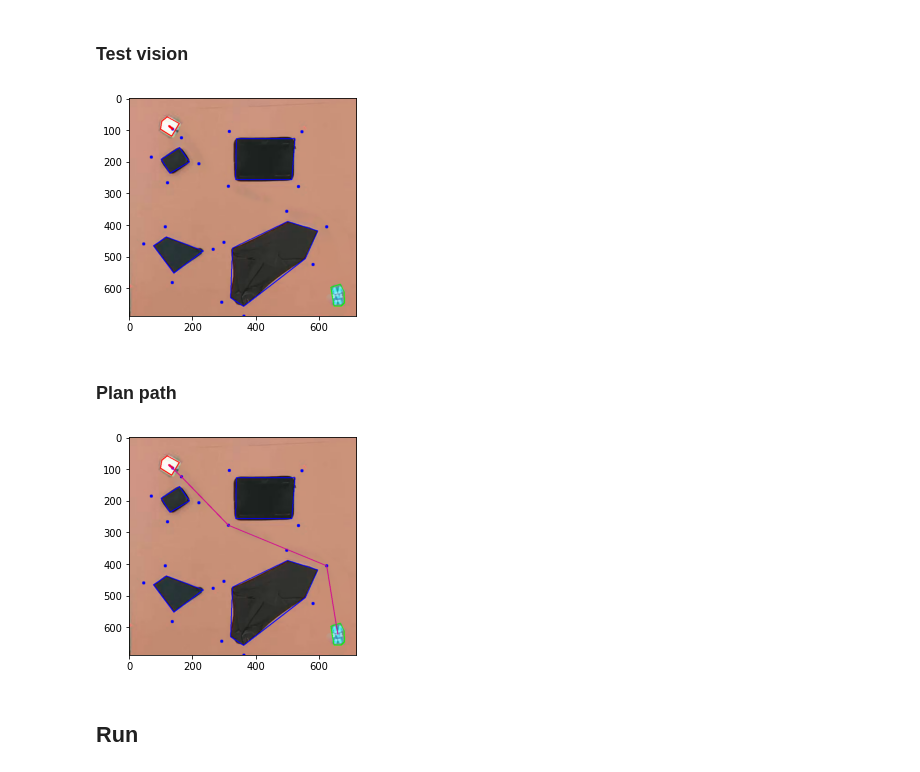
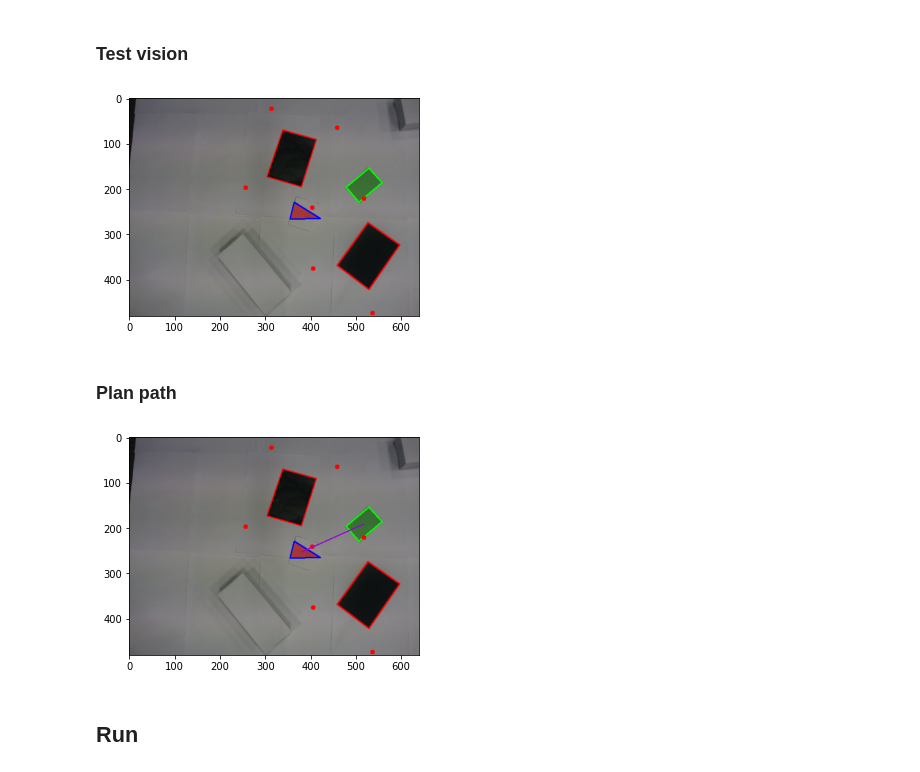
Before and after one commit to tgieruc/BOMR_2021, a Jupyter notebook: main.ipynb, the cells around one changed output. Saved outputs shown, nothing was run; the diff lists cells and outputs as text; code cells hidden in the pictures.

```diff
--- a/main.ipynb
+++ b/main.ipynb
@@ -27,11 +27,11 @@ from visualizer import get_visualization
 from movement import move
 from Kalman_filter import Kalman_filter
 import tdmclient.notebook
+from time import sleep
 
 %matplotlib inline
 
-vision = Vision("./src/test/example.png")
-kalman = Kalman_filter(vision)
+vision = Vision()
 path_planner = Path_planner()
 
 def pltshow(img):
@@ -45,2 +45,6 @@ vision.connect_camera(0)
+# %%
+for i in range(10):
+    sleep(0.05)
+    vision.update_frame()
 # %%
 vision.update_frame()
@@ -50,27 +54,31 @@ im = plt.imshow(cv2.cvtColor(vision.actual_frame, cv2.COLOR_BGR2RGB))
 # %% [markdown]
 #### set colors of elements
 # %%
-robot_color = np.array([248, 252, 254])
-goal_color = np.array([246, 237, 121])
-obstacles_color = np.array([39, 43, 42])
-dot_color = np.array([230, 206, 176])
+robot_color = np.array([155, 51, 56])
+goal_color = np.array([78, 130, 69])
+obstacles_color = np.array([17, 21, 20])
 
-vision.set_colors(obstacles_color, robot_color, dot_color, goal_color)
+vision.set_colors(obstacles_color, robot_color, goal_color)
+# %%
+goalthresh = 20
+robotthresh = 45
+obstaclesthresh = 40
+vision.set_tresh(goalthresh, robotthresh, obstaclesthresh)
 # %% [markdown]
 ### Test vision
 # %%
 vision.update()
-pltshow(cv2.cvtColor(vision.create_full_mask(), cv2.COLOR_BGR2RGB))
+pltshow(vision.create_full_mask())
 # %% [output]
-[figure, old version]
+[figure, new version]
 # %% [markdown]
 
 ### Plan path
 # %%
-path_planner.make_path_stub(vision)
-pltshow(cv2.cvtColor(get_visualization(vision, path_planner), cv2.COLOR_BGR2RGB))
+path_planner.make_path(vision)
+pltshow(get_visualization(vision, path_planner))
 # %% [output]
-[figure, old version]
+[figure, new version]
 # %% [markdown]
 ## Run
 # %% [markdown]
```
Also changed, not shown: parts of 3 cells of this notebook, 5 other files.
